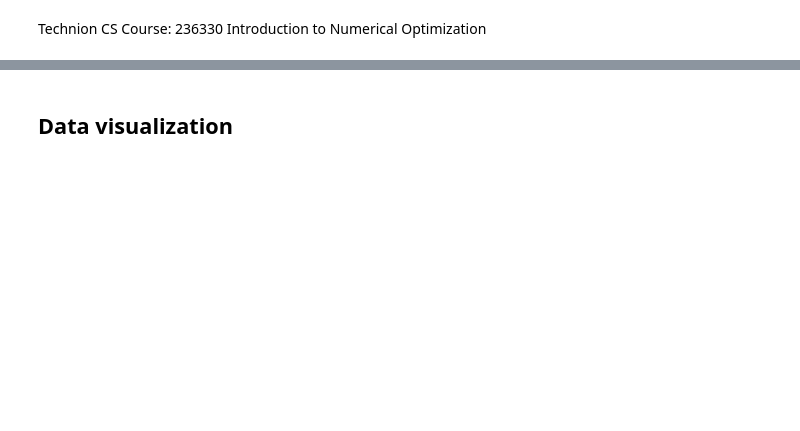
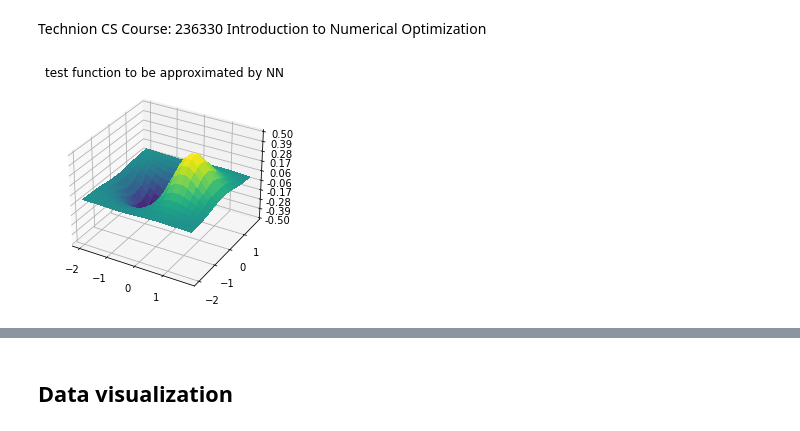
Before and after one commit to Duncan10/optimization, a Jupyter notebook: neural-network-from-scratch.ipynb, the cells around one changed output, grey strips where cells are left out. Drawn from its saved outputs; the diff is of its cells as text; code cells hidden in the pictures; blank space fills up the shorter version.

Commit message:
plot fix

```diff
--- a/neural-network-from-scratch.ipynb
+++ b/neural-network-from-scratch.ipynb
@@ -14,3 +10,35 @@ def func(x1, x2):
+# %%
+"""
+test function to approximate by Neural Network
+R^2 -> R with input x1, x2
+"""
+def func(x1, x2):
+    return x1*np.exp(-(x1**2+x2**2))
+
+
+# Plot the function to be approximated by the Neural Network
+
+
+fig, ax = plt.subplots(subplot_kw={"projection": "3d"})
+# Make data.
+X = np.arange(-2, 2, 0.2)
+Y = np.arange(-2, 2, 0.2)
+X, Y = np.meshgrid(X, Y)
+Z = np.array(list(map(func, X, Y)))
+
+# Plot the surface.
+surf = ax.plot_surface(X, Y, Z, cmap='viridis',
+                      linewidth=0, antialiased=False)
+# Customize the z axis.
+ax.set_zlim(-0.5, 0.5)
+ax.zaxis.set_major_locator(LinearLocator(10))
+# A StrMethodFormatter is used automatically
+ax.zaxis.set_major_formatter('{x:.02f}')
+
+plt.title("test function to be approximated by NN")
+plt.show()
+# %% [output]
+[figure, added]
 # %%
 """
 tanh activation function
```
Also changed, not shown: parts of 7 cells of this notebook.
